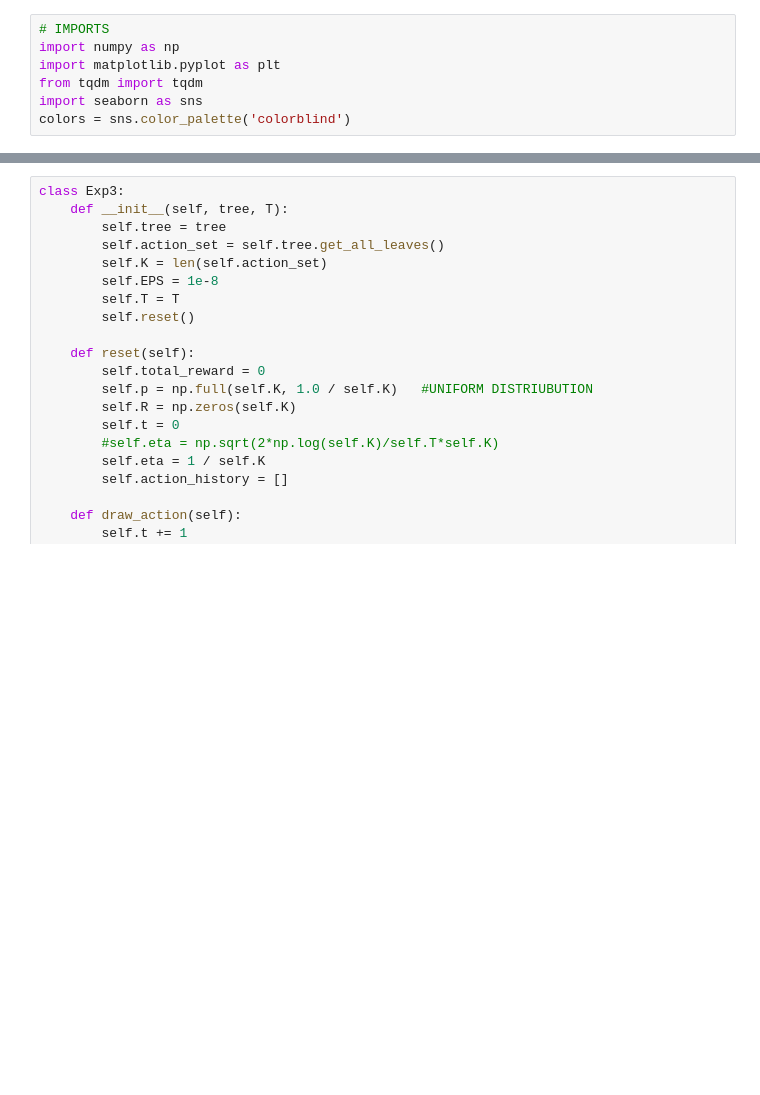
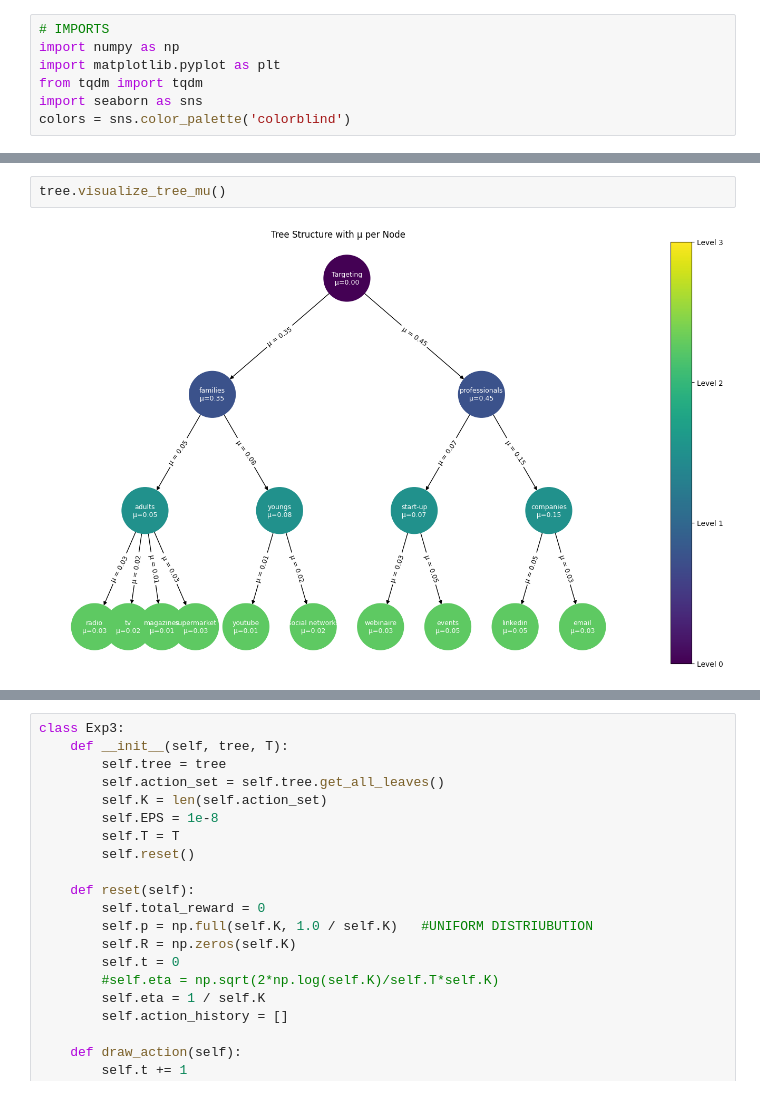
Before and after one commit to AugustinCablant/CRITEO-INTERNSHIP, a Jupyter notebook: MAB_nested_simulations.ipynb, the cells around one changed output, grey strips where cells are left out. Drawn from its saved outputs; the diff is of its cells as text; blank space fills up the shorter version.

```diff
--- a/MAB_nested_simulations.ipynb
+++ b/MAB_nested_simulations.ipynb
@@ -95,6 +97,10 @@ class NestedBanditEnv(gym.Env):
 
     def render(self, mode="human"):
         self.tree.visualize_tree_mu()
+# %%
+tree.visualize_tree_mu()
+# %% [output]
+[figure, added]
 # %%
 import seaborn as sns
 from tqdm import tqdm
```
Also changed, not shown: parts of 8 cells of this notebook, 2 other files.
